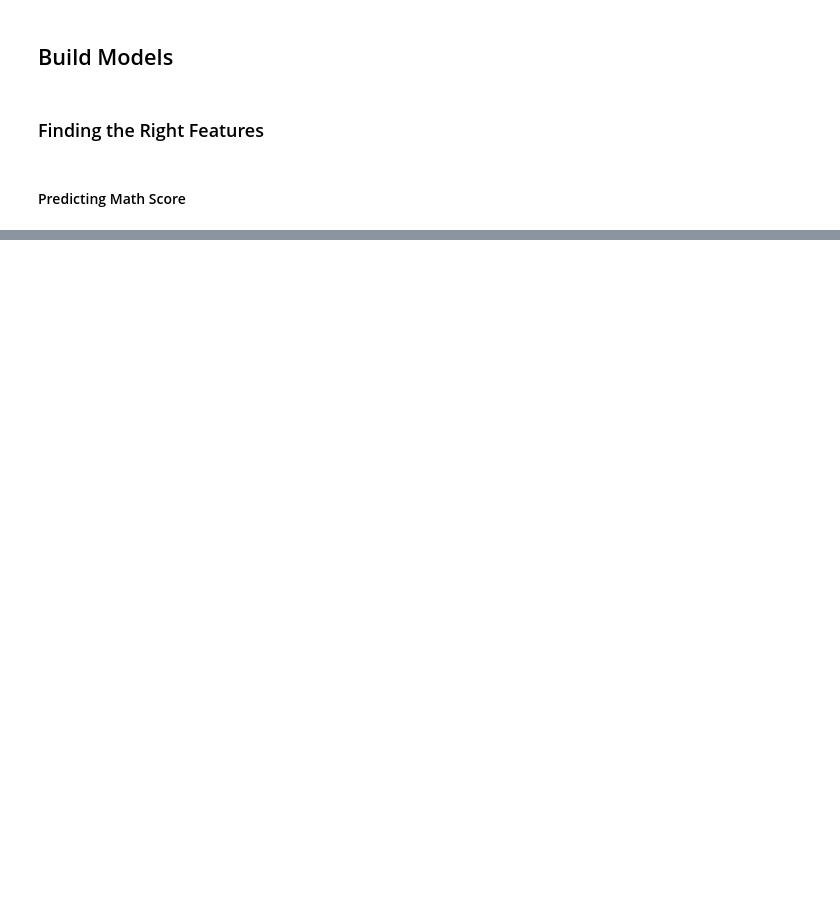
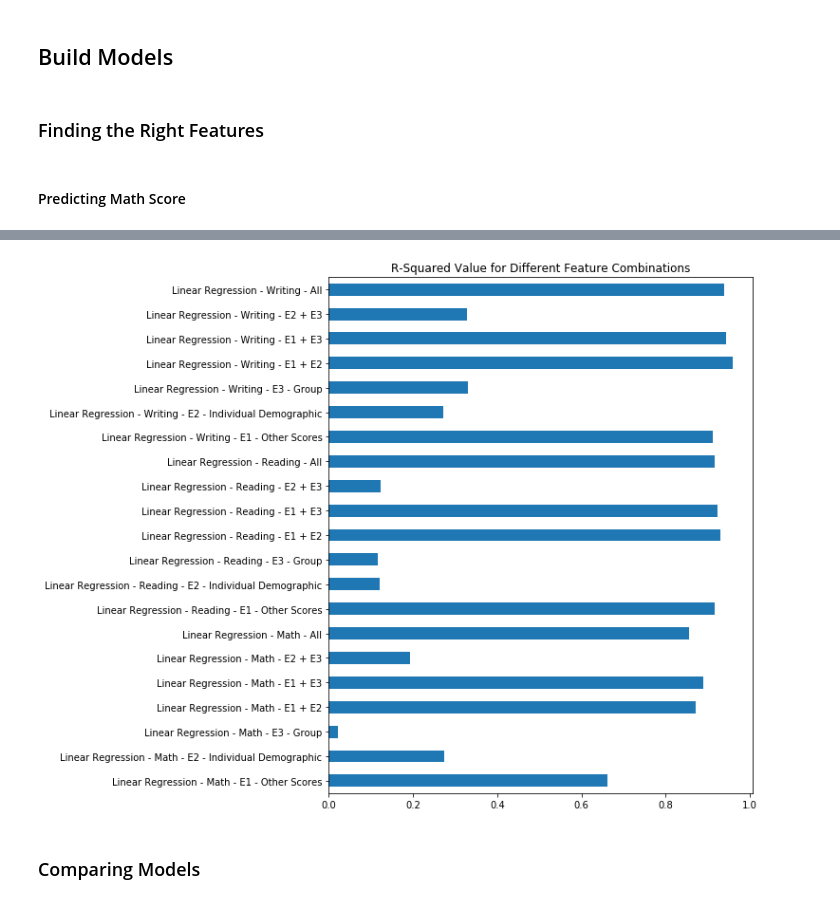
Before and after one commit to albert-ntiri/student_performance, a Jupyter notebook: Student_Performance_Models.ipynb, the cells around one changed output, grey strips where cells are left out. Cells and saved outputs as stored; diff of their text form; code cells hidden in the pictures; blank space fills up the shorter version.

Commit message:
Finalized model.

```diff
--- a/Student_Performance_Models.ipynb
+++ b/Student_Performance_Models.ipynb
@@ -255,0 +404,9 @@ lreg_m.cross_validate(4, feature_compare)
+# %%
+# Graph model results
+feature_compare.Test_R2.plot.barh(figsize=(8,10), legend=False,
+                                          title='R-Squared Value for Different Feature Combinations')
+plt.savefig('charts/feature_comparison.jpg')
+# %% [output]
+[figure, added]
+# %% [markdown]
+### Comparing Models
```
Also changed, not shown: parts of 46 cells of this notebook, 5 other files.
